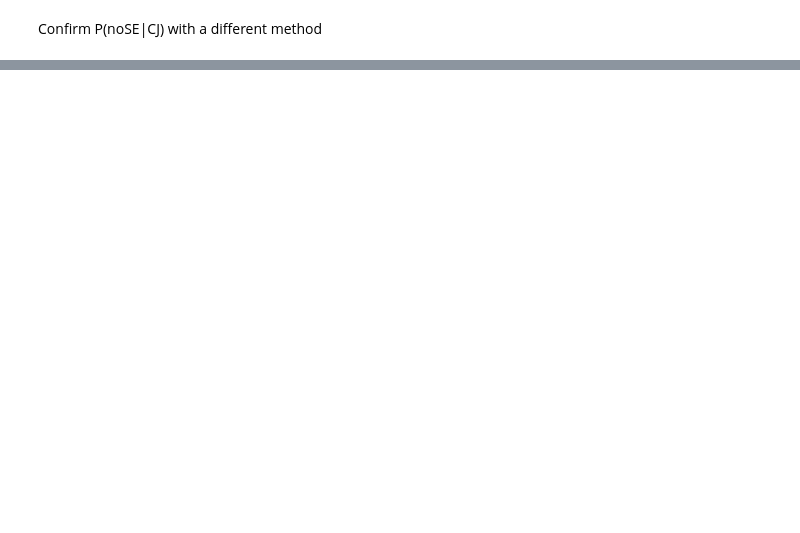
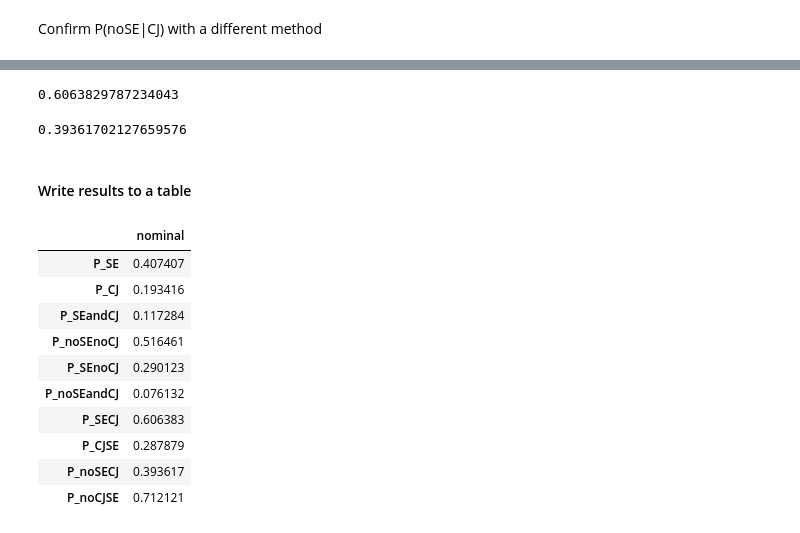
Before and after one commit to matiscke/popsyntools, a Jupyter notebook: notebooks/20180814_SECJrelations.ipynb, the cells around one changed output, grey strips where cells are left out. Cells and saved outputs as stored; diff of their text form; code cells hidden in the pictures; blank space fills up the shorter version.

```diff
--- a/notebooks/20180814_SECJrelations.ipynb
+++ b/notebooks/20180814_SECJrelations.ipynb
@@ -283,0 +374,10 @@ plt.hist(fi, normed=True)
+# %%
+P_SECJ
+# %% [output]
+0.6063829787234043
+# %%
+P_noSECJ
+# %% [output]
+0.39361702127659576
+# %% [markdown]
+#### Write results to a table
@@ -283,0 +386,17 @@ plt.hist(fi, normed=True)
+# %%
+index = ['P_SE', 'P_CJ', 'P_SEandCJ', 'P_noSEnoCJ', 'P_SEnoCJ', 'P_noSEandCJ', 'P_SECJ', 'P_CJSE', 'P_noSECJ', 'P_noCJSE']
+results = pd.DataFrame({'nominal' : probs_nom}, index=index)
+# %%
+results
+# %% [output]
+|  | nominal |
+| P_SE | 0.407407 |
+| P_CJ | 0.193416 |
+| P_SEandCJ | 0.117284 |
+| P_noSEnoCJ | 0.516461 |
+| P_SEnoCJ | 0.290123 |
+| P_noSEandCJ | 0.076132 |
+| P_SECJ | 0.606383 |
+| P_CJSE | 0.287879 |
+| P_noSECJ | 0.393617 |
+| P_noCJSE | 0.712121 |
```
Also changed, not shown: parts of 47 cells of this notebook.
